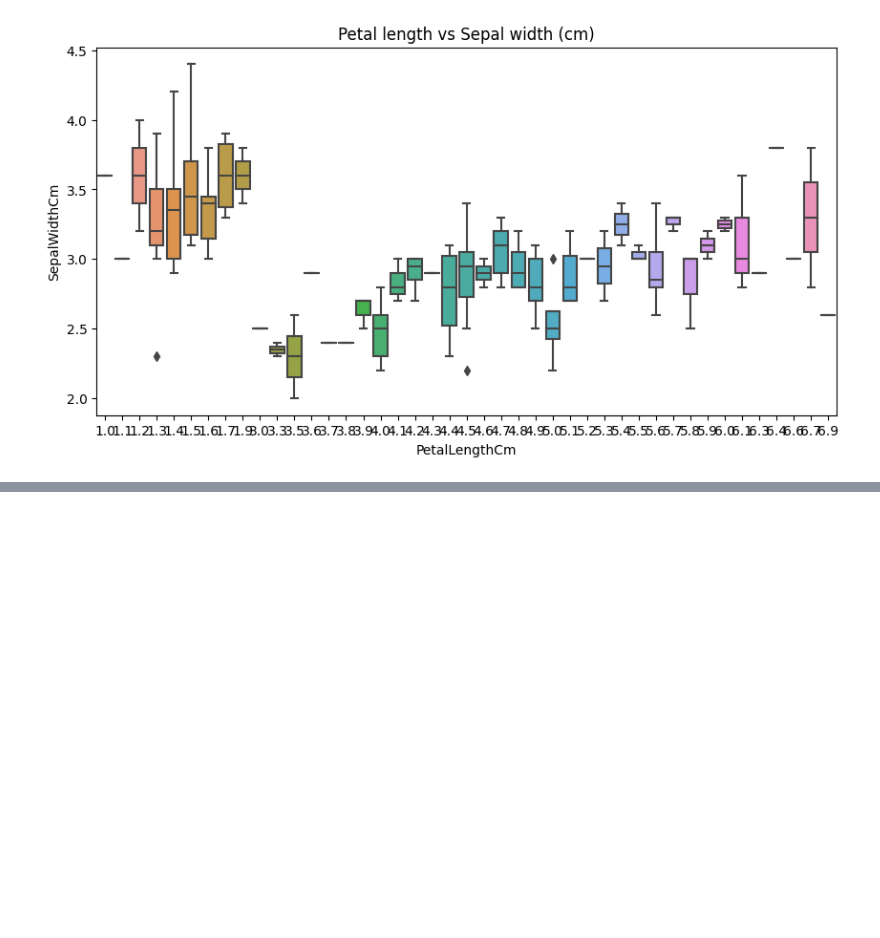
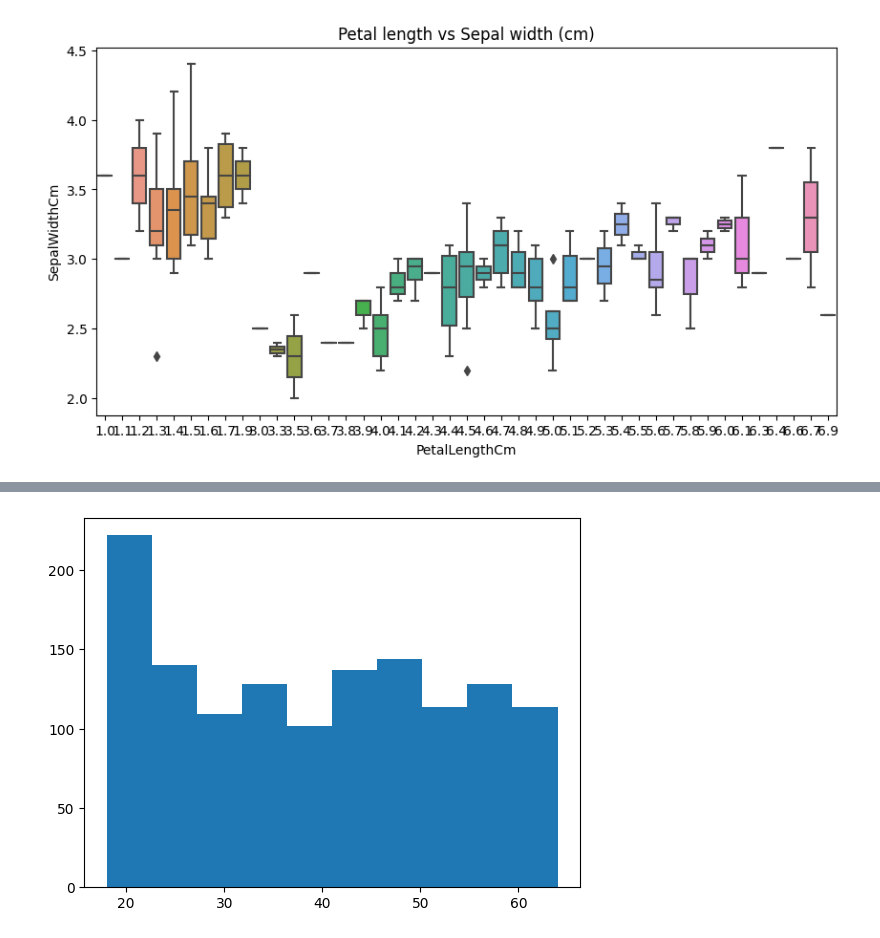
Before and after one commit to cantaruttim/Rotinas, a Jupyter notebook: matplotlib.ipynb, the cells around one changed output, grey strips where cells are left out. Cells and saved outputs as stored; diff of their text form; code cells hidden in the pictures; blank space fills up the shorter version.

```diff
--- a/matplotlib.ipynb
+++ b/matplotlib.ipynb
@@ -542,0 +583,4 @@ Text(0.5, 0, 'PetalLengthCm')
+# %%
+plt.hist(data=df, x = 'age');
+# %% [output]
+[figure, added]
```
Also changed, not shown: parts of 20 cells of this notebook.
